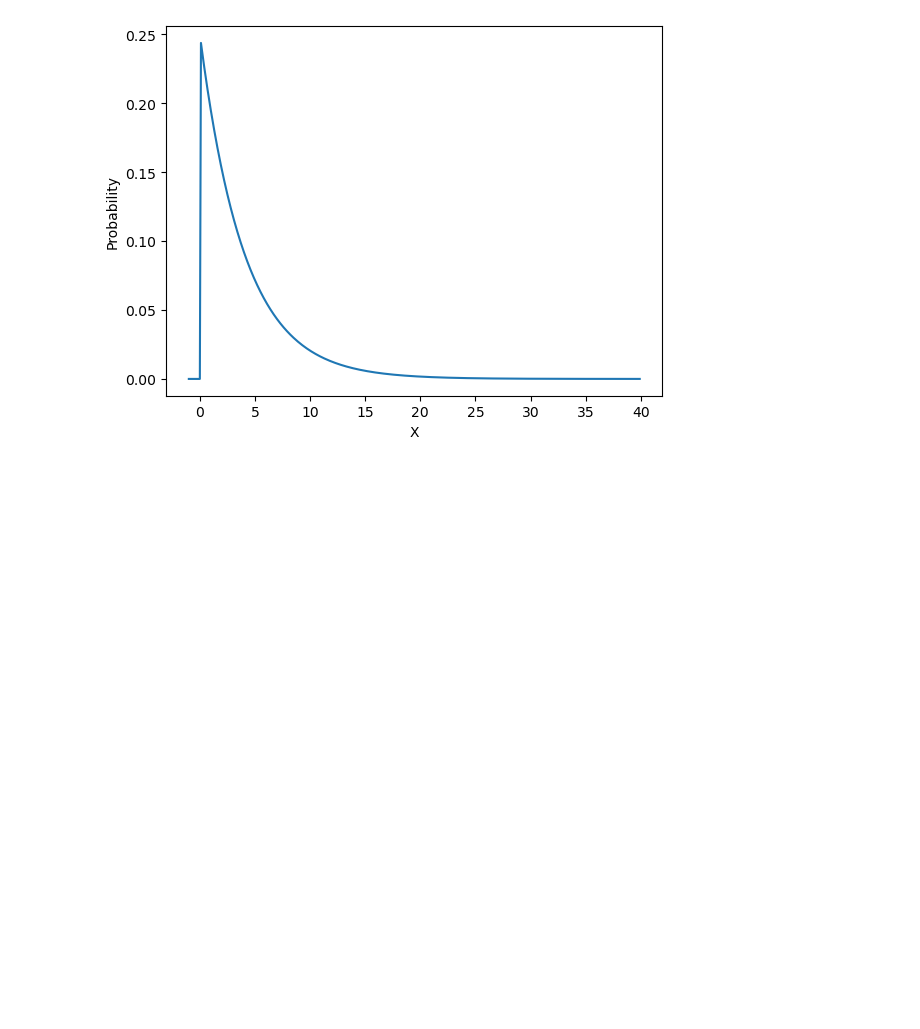
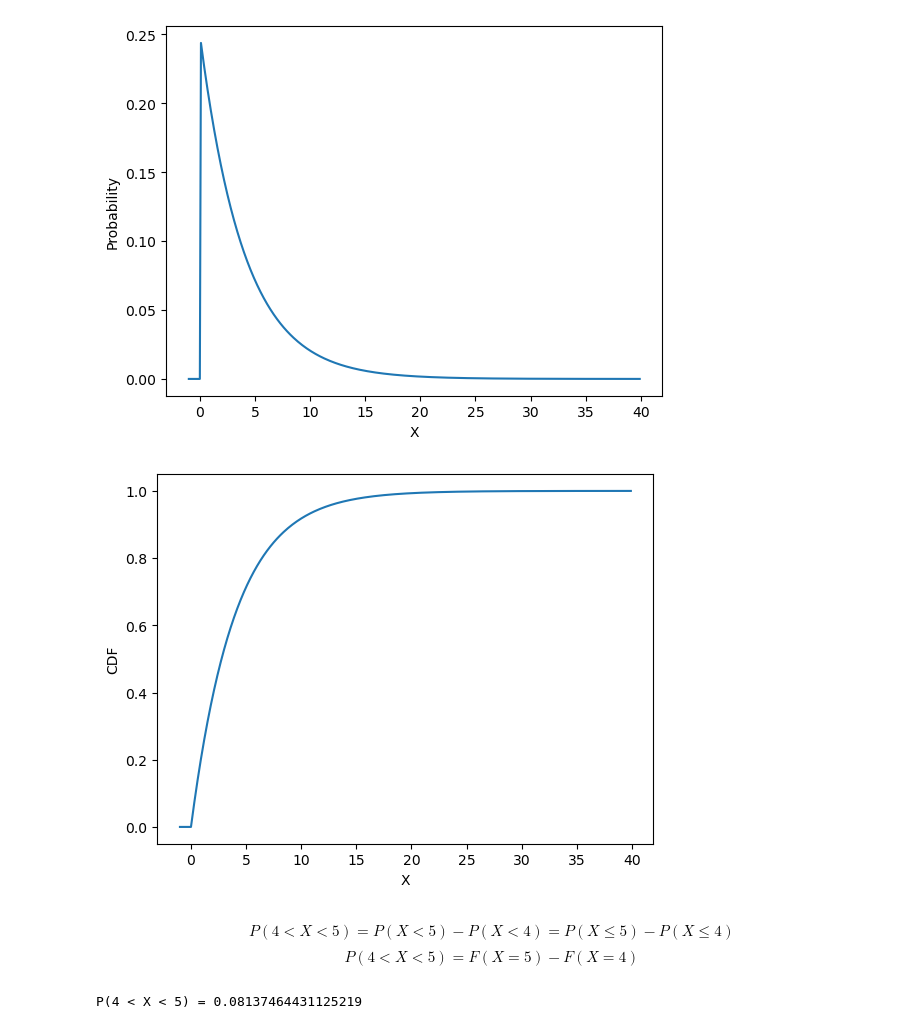
Before and after one commit to Xabsantiago/Proyecto1, a Jupyter notebook: marzo_24/ejemplo.ipynb, the cells around one changed output. Cells and saved outputs as stored; diff of their text form; code cells hidden in the pictures; blank space fills up the shorter version.

```diff
--- a/marzo_24/ejemplo.ipynb
+++ b/marzo_24/ejemplo.ipynb
@@ -18,3 +18,20 @@ plt.show
 # %% [output]
 <function matplotlib.pyplot.show(close=None, block=None)>
 [figure]
+# %%
+plt.figure()
+cdf = X.cdf(x)
+plt.plot(x, cdf)
+plt.xlabel('X')
+plt.ylabel('CDF')
+plt.show()
+# %% [output]
+[figure, added]
+# %% [markdown]
+$$P(4<X<5) = P(X<5) - P(X<4) = P(X \leq 5) - P(X \leq 4)$$
+$$P(4<X<5) = F(X=5) - F(X=4)$$
+# %%
+P1 = X.cdf(5) - X.cdf(4)
+print("P(4 < X < 5) =", P1)
+# %% [output]
+P(4 < X < 5) = 0.08137464431125219
```
